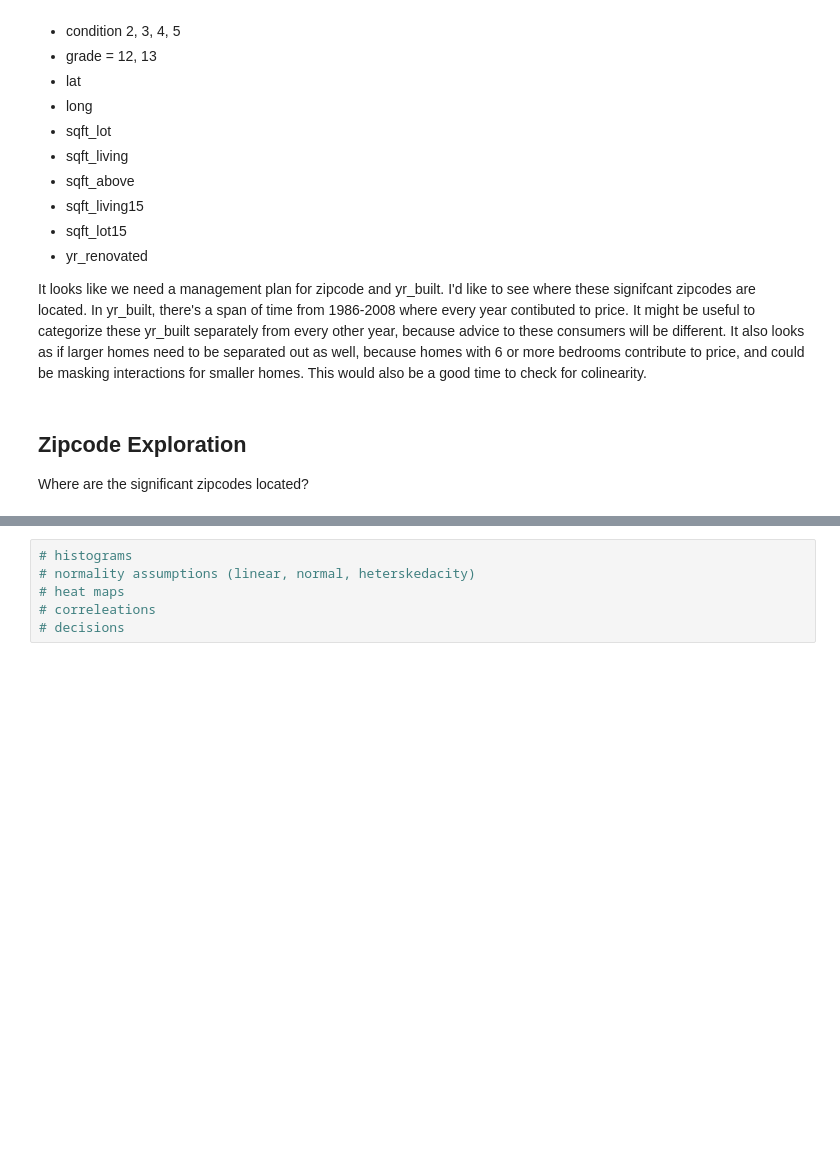
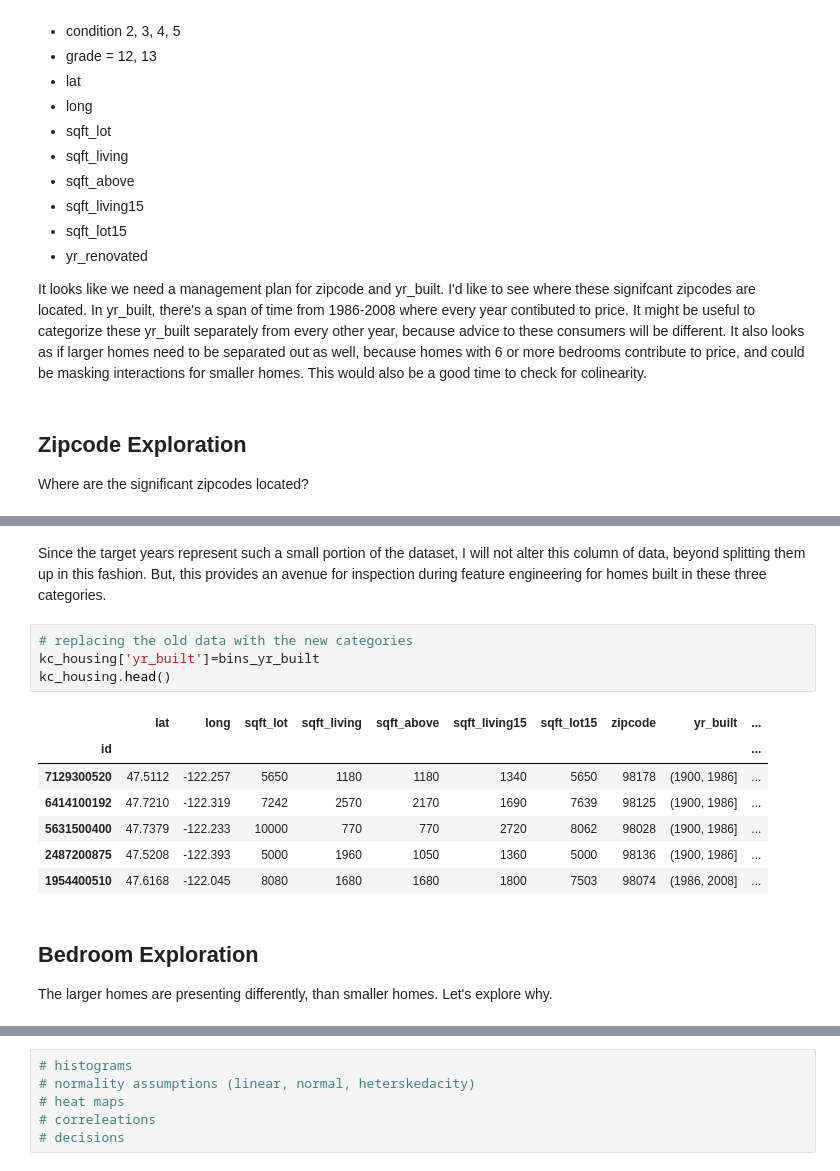
Before and after one commit to eannefawcett/dsc-v2-mod1-final-project-online-ds-pt-081219, a Jupyter notebook: Beth Fawcett King County Sellers World.ipynb, the cells around one changed output, grey strips where cells are left out. Saved outputs shown, nothing was run; the diff lists cells and outputs as text; blank space fills up the shorter version.

```diff
--- a/Beth Fawcett King County Sellers World.ipynb
+++ b/Beth Fawcett King County Sellers World.ipynb
@@ -1287,0 +1306,17 @@ sig_zip_map
+# %% [markdown]
+Since the target years represent such a small portion of the dataset, I will not alter this column of data, beyond splitting them up in this fashion. But, this provides an avenue for inspection during feature engineering for homes built in these three categories.
+# %%
+# replacing the old data with the new categories
+kc_housing['yr_built']=bins_yr_built
+kc_housing.head()
+# %% [output]
+|  | lat | long | sqft_lot | sqft_living | sqft_above | sqft_living15 | sqft_lot15 | zipcode | yr_built | ... |
+| id |  |  |  |  |  |  |  |  |  | ... |
+| 7129300520 | 47.5112 | -122.257 | 5650 | 1180 | 1180 | 1340 | 5650 | 98178 | (1900, 1986] | ... |
+| 6414100192 | 47.7210 | -122.319 | 7242 | 2570 | 2170 | 1690 | 7639 | 98125 | (1900, 1986] | ... |
+| 5631500400 | 47.7379 | -122.233 | 10000 | 770 | 770 | 2720 | 8062 | 98028 | (1900, 1986] | ... |
+| 2487200875 | 47.5208 | -122.393 | 5000 | 1960 | 1050 | 1360 | 5000 | 98136 | (1900, 1986] | ... |
+| 1954400510 | 47.6168 | -122.045 | 8080 | 1680 | 1680 | 1800 | 7503 | 98074 | (1986, 2008] | ... |
+# %% [markdown]
+## Bedroom Exploration
+The larger homes are presenting differently, than smaller homes. Let's explore why.
```
Also changed, not shown: parts of 16 cells of this notebook, 2 other files.
